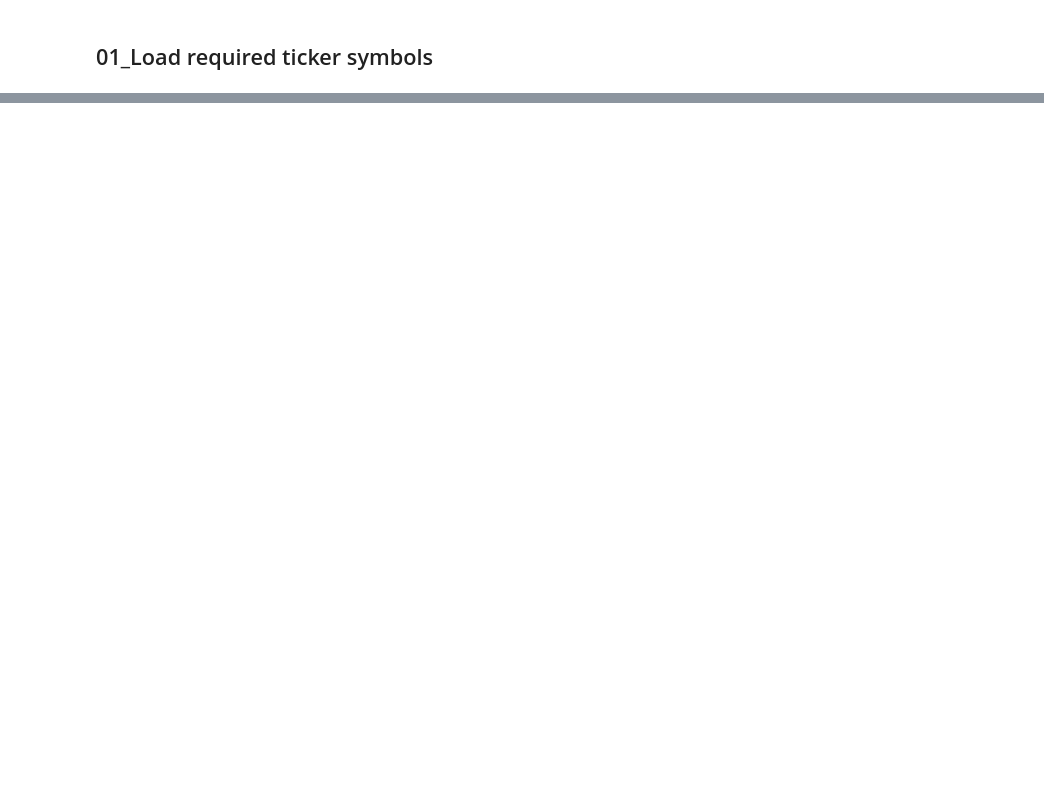
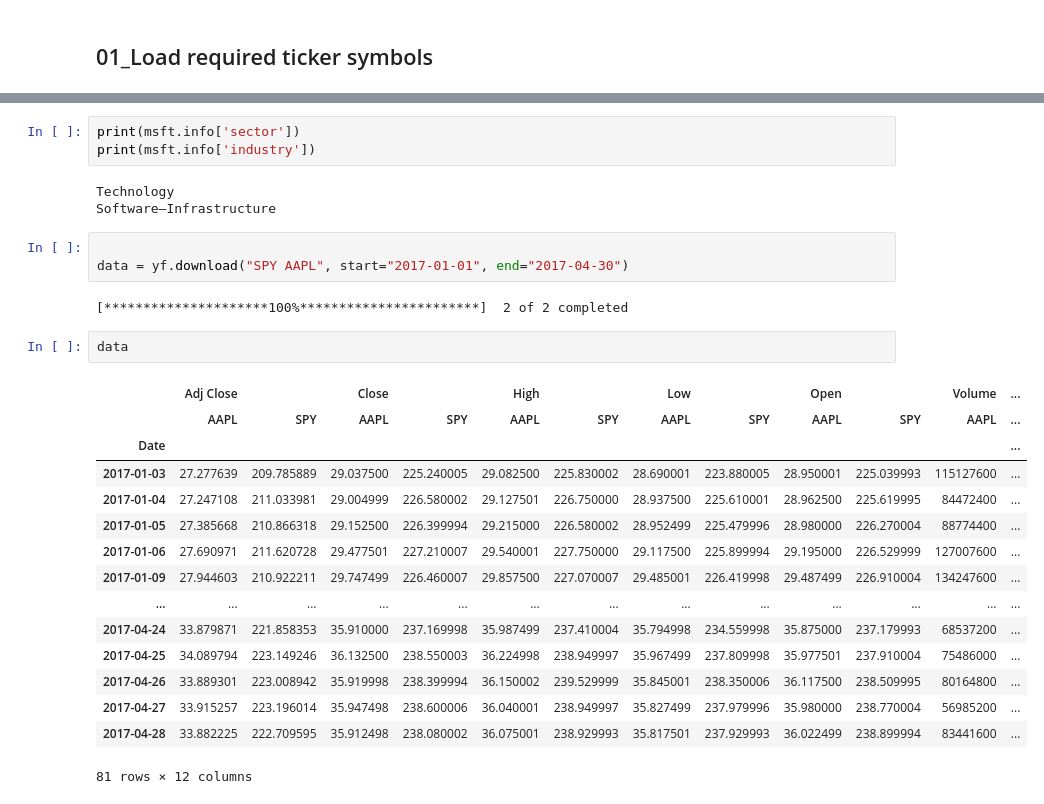
Before and after one commit to HansjoergW/bfh_mt_hs2020_sec_data, a Jupyter notebook: 08_Download_StockData.ipynb, the cells around one changed output, grey strips where cells are left out. Saved outputs shown, nothing was run; the diff lists cells and outputs as text; blank space fills up the shorter version.

```diff
--- a/08_Download_StockData.ipynb
+++ b/08_Download_StockData.ipynb
@@ -51,0 +119,29 @@ array(['ANF', 'CRMT', 'MENT', ..., 'TRVN', 'FLML', 'CSUH'], dtype=object)
+# %%
+print(msft.info['sector'])
+print(msft.info['industry'])
+# %% [output]
+Technology
+Software—Infrastructure
+# %%
+
+data = yf.download("SPY AAPL", start="2017-01-01", end="2017-04-30")
+# %% [output]
+[*********************100%***********************]  2 of 2 completed
+# %%
+data
+# %% [output]
+|  | Adj Close |  | Close |  | High |  | Low |  | Open |  | Volume | ... |
+|  | AAPL | SPY | AAPL | SPY | AAPL | SPY | AAPL | SPY | AAPL | SPY | AAPL | ... |
+| Date |  |  |  |  |  |  |  |  |  |  |  | ... |
+| 2017-01-03 | 27.277639 | 209.785889 | 29.037500 | 225.240005 | 29.082500 | 225.830002 | 28.690001 | 223.880005 | 28.950001 | 225.039993 | 115127600 | ... |
+| 2017-01-04 | 27.247108 | 211.033981 | 29.004999 | 226.580002 | 29.127501 | 226.750000 | 28.937500 | 225.610001 | 28.962500 | 225.619995 | 84472400 | ... |
+| 2017-01-05 | 27.385668 | 210.866318 | 29.152500 | 226.399994 | 29.215000 | 226.580002 | 28.952499 | 225.479996 | 28.980000 | 226.270004 | 88774400 | ... |
+| 2017-01-06 | 27.690971 | 211.620728 | 29.477501 | 227.210007 | 29.540001 | 227.750000 | 29.117500 | 225.899994 | 29.195000 | 226.529999 | 127007600 | ... |
+| 2017-01-09 | 27.944603 | 210.922211 | 29.747499 | 226.460007 | 29.857500 | 227.070007 | 29.485001 | 226.419998 | 29.487499 | 226.910004 | 134247600 | ... |
+| ... | ... | ... | ... | ... | ... | ... | ... | ... | ... | ... | ... | ... |
+| 2017-04-24 | 33.879871 | 221.858353 | 35.910000 | 237.169998 | 35.987499 | 237.410004 | 35.794998 | 234.559998 | 35.875000 | 237.179993 | 68537200 | ... |
+| 2017-04-25 | 34.089794 | 223.149246 | 36.132500 | 238.550003 | 36.224998 | 238.949997 | 35.967499 | 237.809998 | 35.977501 | 237.910004 | 75486000 | ... |
+| 2017-04-26 | 33.889301 | 223.008942 | 35.919998 | 238.399994 | 36.150002 | 239.529999 | 35.845001 | 238.350006 | 36.117500 | 238.509995 | 80164800 | ... |
+| 2017-04-27 | 33.915257 | 223.196014 | 35.947498 | 238.600006 | 36.040001 | 238.949997 | 35.827499 | 237.979996 | 35.980000 | 238.770004 | 56985200 | ... |
+| 2017-04-28 | 33.882225 | 222.709595 | 35.912498 | 238.080002 | 36.075001 | 238.929993 | 35.817501 | 237.929993 | 36.022499 | 238.899994 | 83441600 | ... |
+81 rows × 12 columns
```
Also changed, not shown: parts of 16 cells of this notebook, 1 other file.
